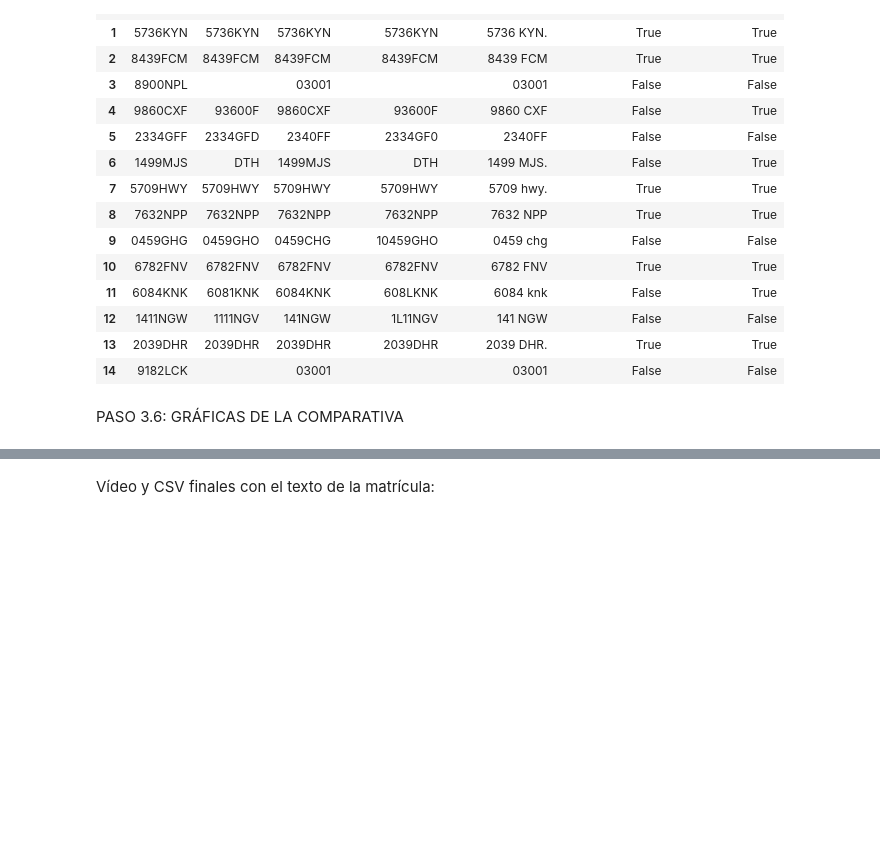
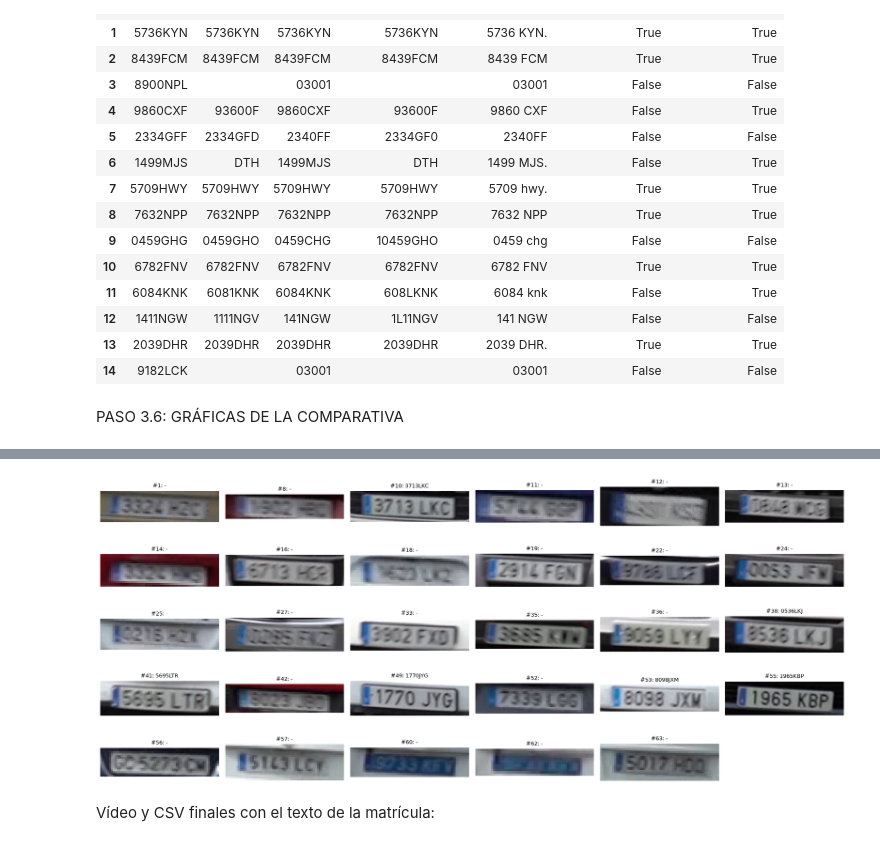
Before and after one commit to pablodmsngn/VC, a Jupyter notebook: PRACTICA_4/TAREAS/VC_P4_TAREA_2.ipynb, the cells around one changed output, grey strips where cells are left out. Drawn from its saved outputs; the diff is of its cells as text; code cells hidden in the pictures; blank space fills up the shorter version.

```diff
--- a/PRACTICA_4/TAREAS/VC_P4_TAREA_2.ipynb
+++ b/PRACTICA_4/TAREAS/VC_P4_TAREA_2.ipynb
@@ -405,0 +342,98 @@ Vehículos con texto de matrícula: 31 de 31
+# %%
+K_VISTAS            = 5     # vistas que se leen por vehículo
+ANCHO_MIN_MATRICULA = 40    # px: las detecciones más pequeñas no se pueden leer (o son falsos positivos)
+MARGEN_VIDEO        = 0.10  # margen alrededor de la caja de la matrícula al recortar
+MIN_VOTOS           = 2     # lecturas coincidentes (o a 1 carácter) necesarias para aceptar una matrícula
+LECTOR_VIDEO = leer_matricula_vlm   # el más preciso en la comparativa (leer_matricula_ocr si se prefiere velocidad)
+
+df = pd.read_csv(CSV_TAREA_1, keep_default_na=False)
+con_mat = df[df.matricula_en_su_caso == 'si'].copy()
+for c in ['mx1', 'my1', 'mx2', 'my2']:
+    con_mat[c] = con_mat[c].astype(int)
+con_mat = con_mat[(con_mat.mx2 - con_mat.mx1) >= ANCHO_MIN_MATRICULA]
+por_fotograma_mat = defaultdict(list)
+for fila in con_mat.itertuples():
+    por_fotograma_mat[fila.fotograma].append(fila)
+print(f'Detecciones de matrícula utilizables: {len(con_mat)} de {(df.matricula_en_su_caso == "si").sum()} '
+      f'| vehículos: {con_mat.identificador_tracking.nunique()}')
+
+
+def nitidez(recorte):
+    """Varianza del Laplaciano sobre el recorte reescalado a 200 px de ancho (comparable entre tamaños)."""
+    gris = cv2.cvtColor(recorte, cv2.COLOR_BGR2GRAY)
+    gris = cv2.resize(gris, (200, max(1, int(gris.shape[0] * 200 / gris.shape[1]))))
+    return cv2.Laplacian(gris, cv2.CV_64F).var()
+
+
+# 1) Recorrer el vídeo guardando cada recorte de matrícula con su nitidez
+vistas = defaultdict(list)          # id -> [(nitidez, fotograma, recorte)]
+cap = cv2.VideoCapture(VIDEO_PATH)
+n, ultimo = 0, max(por_fotograma_mat) if por_fotograma_mat else -1
+while n <= ultimo:
+    ok, frame = cap.read()
+    if not ok:
+        break
+    for fila in por_fotograma_mat.get(n, []):
+        mx = int((fila.mx2 - fila.mx1) * MARGEN_VIDEO)
+        my = int((fila.my2 - fila.my1) * MARGEN_VIDEO)
+        recorte = frame[max(0, fila.my1 - my):fila.my2 + my, max(0, fila.mx1 - mx):fila.mx2 + mx].copy()
+        if recorte.size:
+            vistas[fila.identificador_tracking].append((nitidez(recorte), n, recorte))
+    n += 1
+cap.release()
+
+# 2) Leer las K vistas más nítidas de cada vehículo
+t0 = time.time()
+lecturas, mejores_vistas = {}, {}
+for tid, v in vistas.items():
+    mejores = sorted(v, key=lambda x: x[0], reverse=True)[:K_VISTAS]
+    mejores_vistas[tid] = mejores
+    lecturas[tid] = [limpiar_texto(LECTOR_VIDEO(recorte)) for _, _, recorte in mejores]
+print(f'{sum(map(len, lecturas.values()))} lecturas en {time.time() - t0:.0f} s')
+
+# 3) Votación
+SECUENCIAS = ('0123', '1234', '2345', '3456', '4567', '5678', '6789', '9876', '4321')
+
+
+def fiable(texto):
+    """Formato válido, sin 4 caracteres iguales seguidos ('0000DDD') ni secuencias típicas de alucinación ('1234')."""
+    if not es_valida(texto):
+        return False
+    if re.search(r'(.)\1{3}', texto):
+        return False
+    return not any(s in texto for s in SECUENCIAS)
+
+
+def votar(lecturas_vehiculo):
+    """Lectura fiable con más apoyo. Apoyan a una lectura las del mismo vehículo a distancia de edición <= 1
+    (contando ella misma). Solo se acepta con al menos MIN_VOTOS apoyos; a igualdad gana la vista más nítida
+    (las lecturas vienen ordenadas por nitidez)."""
+    mejor, mejor_apoyo = '', 0
+    for texto in lecturas_vehiculo:
+        if not fiable(texto):
+            continue
+        apoyo = sum(distancia_edicion(texto, otra) <= 1 for otra in lecturas_vehiculo)
+        if apoyo > mejor_apoyo:
+            mejor, mejor_apoyo = texto, apoyo
+    return mejor if mejor_apoyo >= MIN_VOTOS else ''
+
+
+texto_por_id = {tid: votar(l) for tid, l in lecturas.items()}
+for tid, l in sorted(lecturas.items()):
+    print(f'  #{tid:<4d} lecturas {l} -> {texto_por_id[tid] or "(sin consenso)"}')
+print(f'\nVehículos con texto de matrícula: {sum(1 for t in texto_por_id.values() if t)} de {len(texto_por_id)}')
+
+# Vista más nítida de cada vehículo con su lectura
+ids = sorted(mejores_vistas)
+cols = 6
+filas = int(np.ceil(len(ids) / cols))
+plt.figure(figsize=(18, 1.6 * filas))
+for i, tid in enumerate(ids):
+    plt.subplot(filas, cols, i + 1)
+    plt.imshow(cv2.cvtColor(mejores_vistas[tid][0][2], cv2.COLOR_BGR2RGB))
+    plt.title(f'#{tid}: {texto_por_id[tid] or "-"}', fontsize=9)
+    plt.axis('off')
+plt.tight_layout()
+plt.savefig(os.path.join(CARPETA_RESULTADOS, 'matriculas_video.png'), dpi=110)
+plt.show()
+# %% [output]
@@ -406,3 +457,4 @@ Vehículos con texto de matrícula: 31 de 31
+[figure, added]
 # %% [markdown]
 Vídeo y CSV finales con el texto de la matrícula:
 # %%
```
Also changed, not shown: parts of 9 cells of this notebook, 13 other files.
